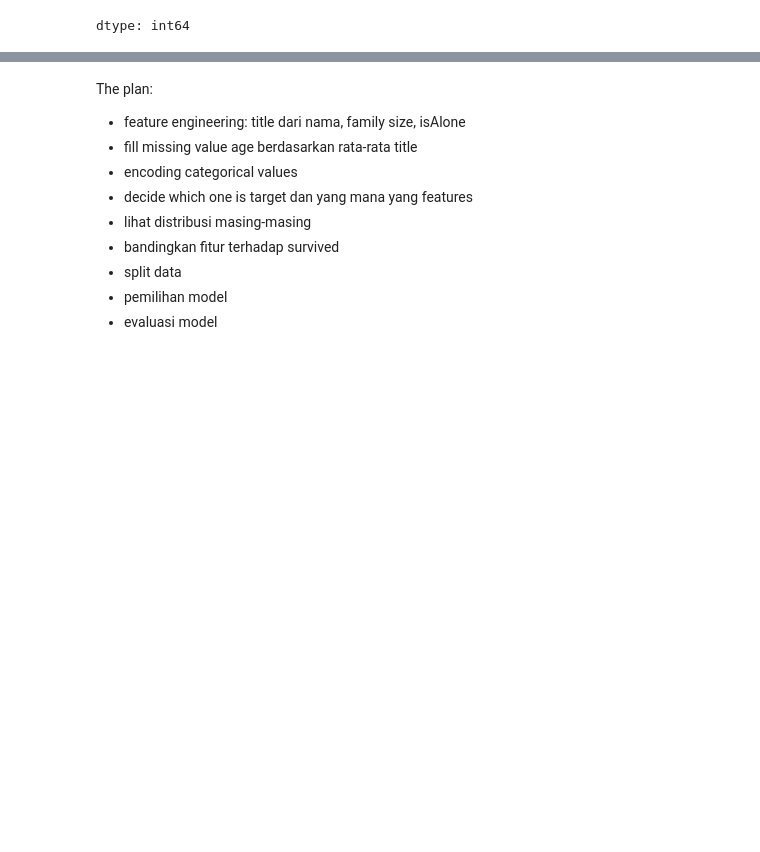
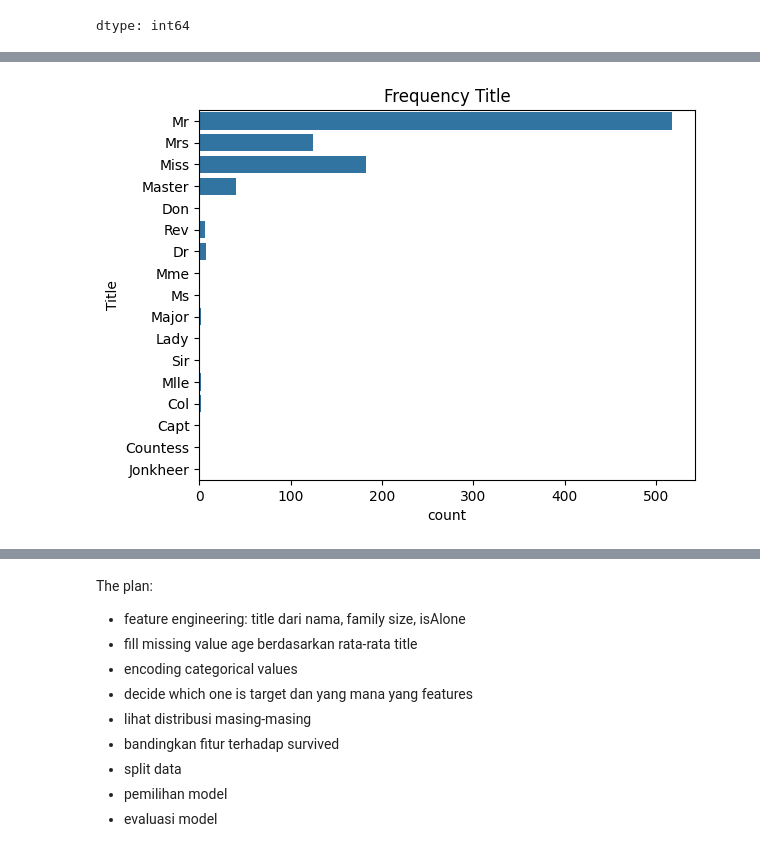
Before and after one commit to martharegina/machinelearning, a Jupyter notebook: titanic.ipynb, the cells around one changed output, grey strips where cells are left out. Saved outputs shown, nothing was run; the diff lists cells and outputs as text; code cells hidden in the pictures; blank space fills up the shorter version.

```diff
--- a/titanic.ipynb
+++ b/titanic.ipynb
@@ -169,0 +188,6 @@ memory usage: 36.5+ KB
+# %%
+sns.countplot(data=train_data, y='Title')
+plt.title('Frequency Title')
+plt.show()
+# %% [output]
+[figure, added]
```
Also changed, not shown: parts of 9 cells of this notebook.
